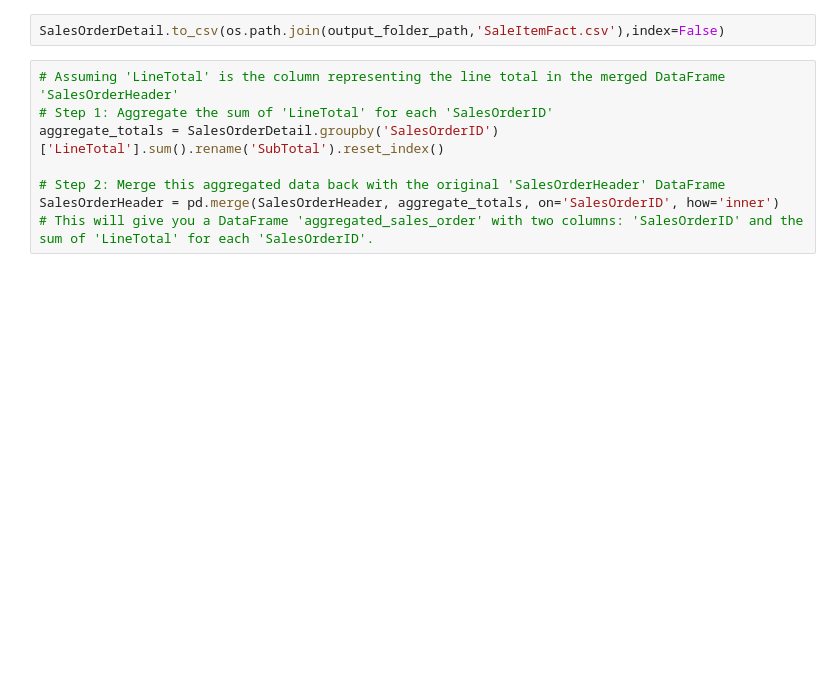
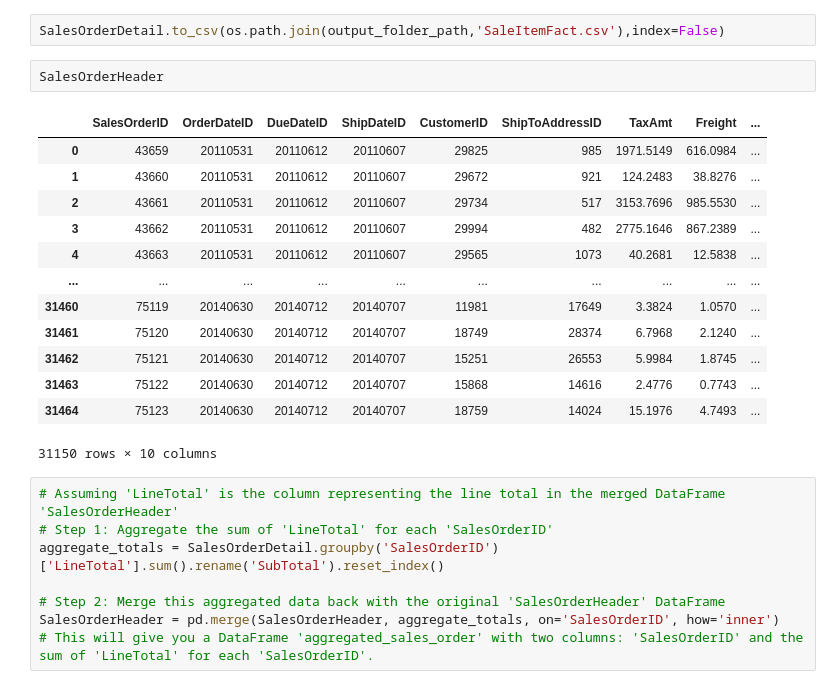
Before and after one commit to NguyenMKhue/data_warehouse, a Jupyter notebook: Data_Transformation.ipynb, the cells around one changed output. Saved outputs shown, nothing was run; the diff lists cells and outputs as text; blank space fills up the shorter version.

```diff
--- a/Data_Transformation.ipynb
+++ b/Data_Transformation.ipynb
@@ -521,5 +523,21 @@ SalesOrderDetail[SalesOrderDetail['SalesOrderID']==43676]
 # %%
 SalesOrderDetail.to_csv(os.path.join(output_folder_path,'SaleItemFact.csv'),index=False)
+# %%
+SalesOrderHeader
+# %% [output]
+|  | SalesOrderID | OrderDateID | DueDateID | ShipDateID | CustomerID | ShipToAddressID | TaxAmt | Freight | ... |
+| 0 | 43659 | 20110531 | 20110612 | 20110607 | 29825 | 985 | 1971.5149 | 616.0984 | ... |
+| 1 | 43660 | 20110531 | 20110612 | 20110607 | 29672 | 921 | 124.2483 | 38.8276 | ... |
+| 2 | 43661 | 20110531 | 20110612 | 20110607 | 29734 | 517 | 3153.7696 | 985.5530 | ... |
+| 3 | 43662 | 20110531 | 20110612 | 20110607 | 29994 | 482 | 2775.1646 | 867.2389 | ... |
+| 4 | 43663 | 20110531 | 20110612 | 20110607 | 29565 | 1073 | 40.2681 | 12.5838 | ... |
+| ... | ... | ... | ... | ... | ... | ... | ... | ... | ... |
+| 31460 | 75119 | 20140630 | 20140712 | 20140707 | 11981 | 17649 | 3.3824 | 1.0570 | ... |
+| 31461 | 75120 | 20140630 | 20140712 | 20140707 | 18749 | 28374 | 6.7968 | 2.1240 | ... |
+| 31462 | 75121 | 20140630 | 20140712 | 20140707 | 15251 | 26553 | 5.9984 | 1.8745 | ... |
+| 31463 | 75122 | 20140630 | 20140712 | 20140707 | 15868 | 14616 | 2.4776 | 0.7743 | ... |
+| 31464 | 75123 | 20140630 | 20140712 | 20140707 | 18759 | 14024 | 15.1976 | 4.7493 | ... |
+31150 rows × 10 columns
 # %%
 # Assuming 'LineTotal' is the column representing the line total in the merged DataFrame 'SalesOrderHeader'
 # Step 1: Aggregate the sum of 'LineTotal' for each 'SalesOrderID'
```
Also changed, not shown: parts of 3 cells of this notebook, 1 other file.
